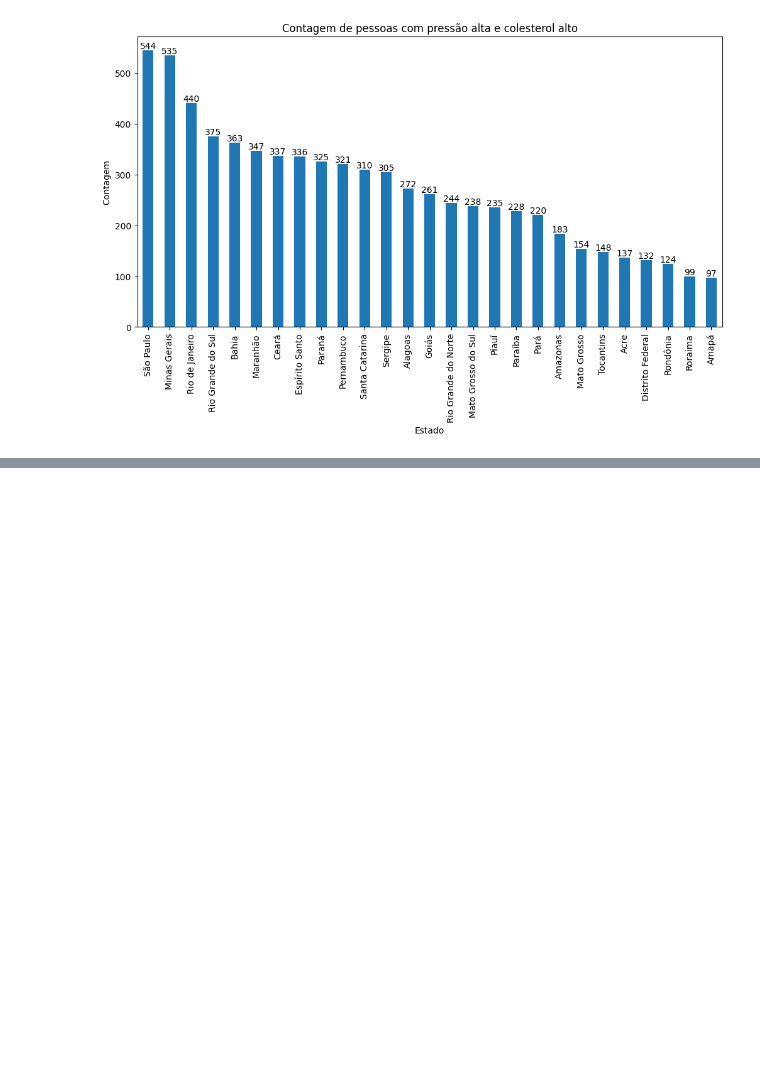
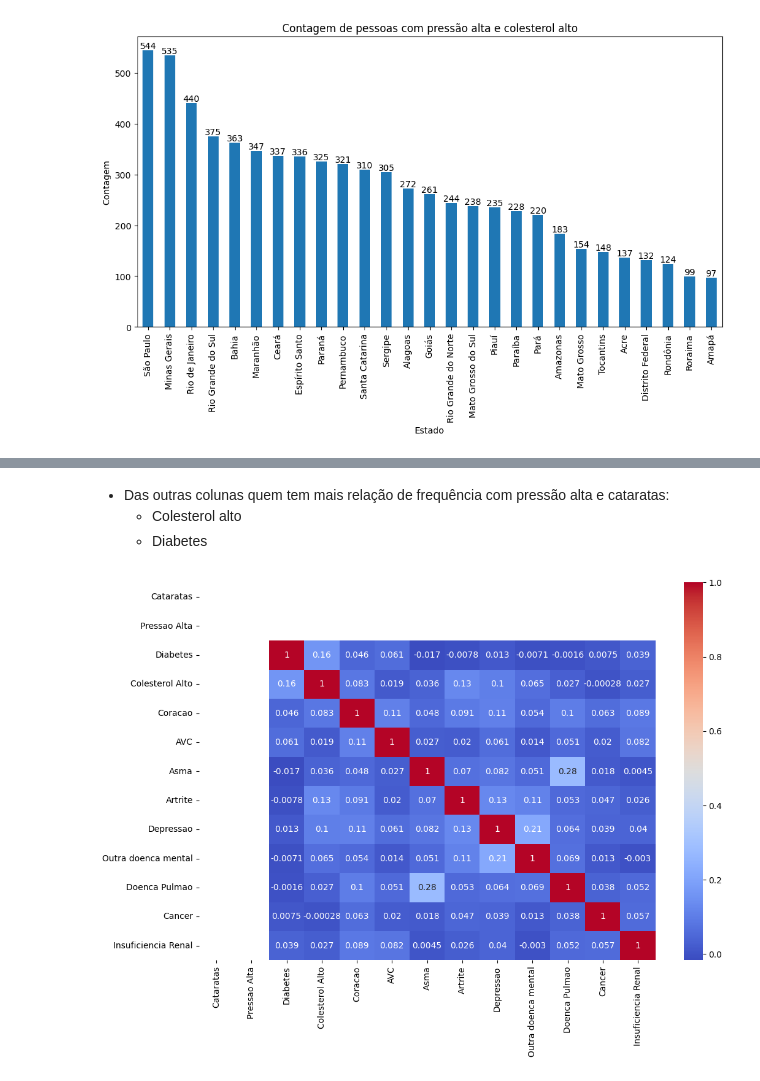
Before and after one commit to claudiogpt/MIN_DADOS_ZARATE_02_2024, a Jupyter notebook: Zarate.ipynb, the cells around one changed output, grey strips where cells are left out. Drawn from its saved outputs; the diff is of its cells as text; code cells hidden in the pictures; blank space fills up the shorter version.

```diff
--- a/Zarate.ipynb
+++ b/Zarate.ipynb
@@ -255,0 +262,21 @@ See the caveats in the documentation: https://pandas.pydata.org/pandas-docs/stab
+# %%
+# Mapeamento de doenças (índice - nome)
+dict_doencas = {"Q00201" : "Pressao Alta",
+                "Q03001" : "Diabetes",
+                "Q060" : "Colesterol Alto",
+                "Q06306": "Coracao",
+                "Q068" : "AVC",
+                "Q074" : "Asma",
+                "Q079" : "Artrite",
+                "Q092" : "Depressao",
+                "Q11006" : "Outra doenca mental",
+                "Q11604" : "Doenca Pulmao",
+                "Q120" : "Cancer",
+                "Q124" : "Insuficiencia Renal",
+                "K045" : "Cataratas",
+                "V0001" : "Unidade Federativa"}
+
+# Substituindo os códigos das doenças pelos nomes
+df.rename(columns=dict_doencas, inplace=True)
+# Filtrar pessoas com pressão alta e cataratas
+df_pa_cataratas = df[(df["Pressao Alta"] == 1) & (df["Cataratas"] == 1)]
@@ -255,0 +355,16 @@ See the caveats in the documentation: https://pandas.pydata.org/pandas-docs/stab
+# %% [markdown]
+- Das outras colunas quem tem mais relação de frequência com pressão alta e cataratas:
+    - Colesterol alto
+    - Diabetes
+# %%
+import seaborn as sns
+import matplotlib.pyplot as plt
+
+plt.figure(figsize=(12,8))
+# Removendo a coluna 'Unidade Federativa' para calcular a correlação, tipo 'String'
+df_heatmap = df_pa_cataratas.copy().drop('Unidade Federativa', axis=1)
+sns.heatmap(df_heatmap.corr(), annot=True, cmap='coolwarm')
+plt.show()
+#TODO: verificar cat e PA
+# %% [output]
+[figure, added]
```
Also changed, not shown: parts of 11 cells of this notebook, 5 other files.
